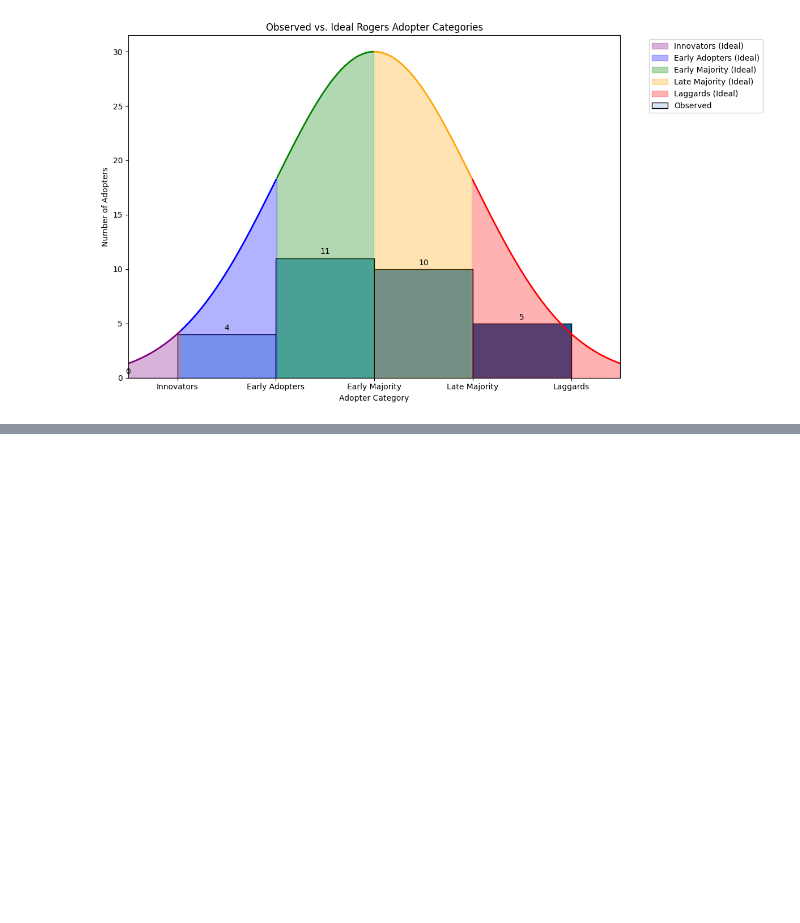
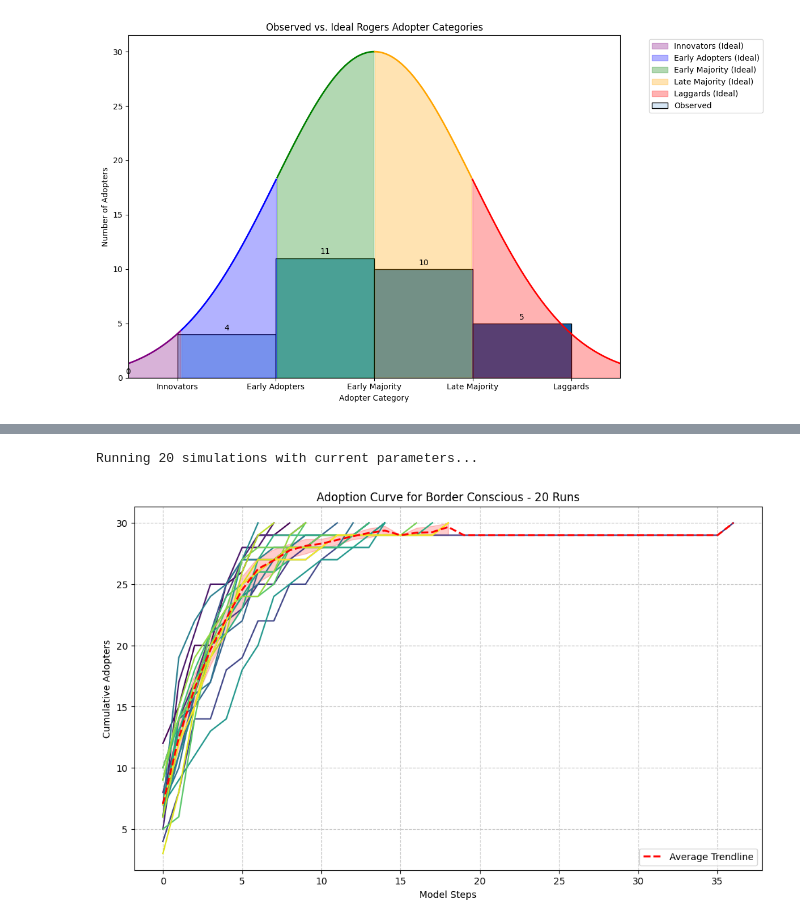
Before and after one commit to Anagh19/Complex-Systems-Project, a Jupyter notebook: CS7065_DOI_Project.ipynb, the cells around one changed output, grey strips where cells are left out. Cells and saved outputs as stored; diff of their text form; code cells hidden in the pictures; blank space fills up the shorter version.

Commit message:
Adding 20 runs plus trendline functionality

```diff
--- a/CS7065_DOI_Project.ipynb
+++ b/CS7065_DOI_Project.ipynb
@@ -737,0 +745,71 @@ else:
+# %%
+import pandas as pd
+import matplotlib.pyplot as plt
+import seaborn as sns
+
+num_tests = 20 # Number of simulation runs
+max_steps_per_test = 200 # Maximum steps for each test to prevent infinite loops
+
+all_runs_data = []
+
+# Get current parameter values from GUI widgets
+current_num_agents = num_agents_slider.value
+current_num_states = num_states_slider.value
+current_num_connections = num_connections_slider.value
+current_diffusion_mode = diffusion_mode_dropdown.value
+current_dist_threshold = dist_threshold_slider.value
+current_seed_includes_state = seed_includes_state_checkbox.value
+current_rng = rng_text.value # Base RNG for reproducibility, individual runs will vary
+
+print(f"Running {num_tests} simulations with current parameters...")
+
+for i in range(num_tests):
+    # Create a new model instance for each run
+    # Varying the random seed slightly for each run to get different outcomes
+    model = Health_Model(
+        num_agents=current_num_agents,
+        num_states_to_select=current_num_states,
+        initial_seed=1, # Not user controlled in model init
+        num_of_connections=current_num_connections,
+        diffusion_mode=current_diffusion_mode,
+        dist_threshold=current_dist_threshold,
+        seed_includes_state=current_seed_includes_state,
+        rng=current_rng + i, # Use a different seed for each run
+        state_data=state_gdf
+    )
+
+    # Run the model until all agents adopt or max_steps_per_test is reached
+    steps_taken = 0
+    while steps_taken < max_steps_per_test:
+        model.step()
+        steps_taken += 1
+        all_agents = model.state_agents + model.local_agents
+        adopted_count = sum(1 for a in all_agents if a.adopted)
+        if adopted_count == len(all_agents):
+            break
+
+    # Collect data for this run
+    run_df = model.datacollector.get_model_vars_dataframe()
+    run_df['Run'] = i # Add a column to identify the run
+    all_runs_data.append(run_df)
+
+if all_runs_data:
+    # Concatenate all runs data into a single DataFrame
+    full_df = pd.concat(all_runs_data)
+
+    plt.figure(figsize=(12, 7))
+    # Changed errorbar to ('ci', 95) for a 95% confidence interval
+    sns.lineplot(data=full_df, x=full_df.index, y='Adopters', hue='Run', errorbar=('ci', 95), palette='viridis', legend=False)
+    sns.lineplot(data=full_df, x=full_df.index, y='Adopters', estimator='mean', color='red', linestyle='--', linewidth=2, label='Average Trendline')
+
+    plt.title(f'Adoption Curve for {current_diffusion_mode} - {num_tests} Runs')
+    plt.xlabel('Model Steps')
+    plt.ylabel('Cumulative Adopters')
+    plt.grid(True, linestyle='--', alpha=0.7)
+    plt.legend()
+    plt.show()
+else:
+    print("No data collected from simulation runs.")
+# %% [output]
+Running 20 simulations with current parameters...
+[figure, added]
```
Also changed, not shown: parts of 3 cells of this notebook.
